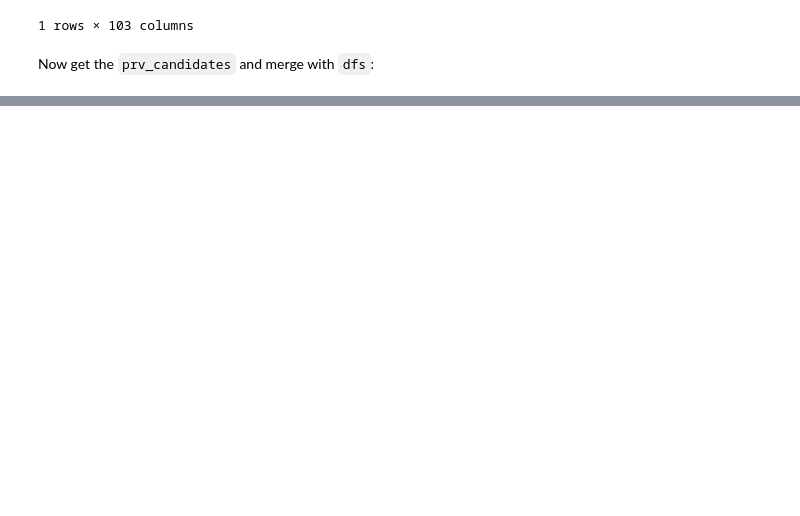
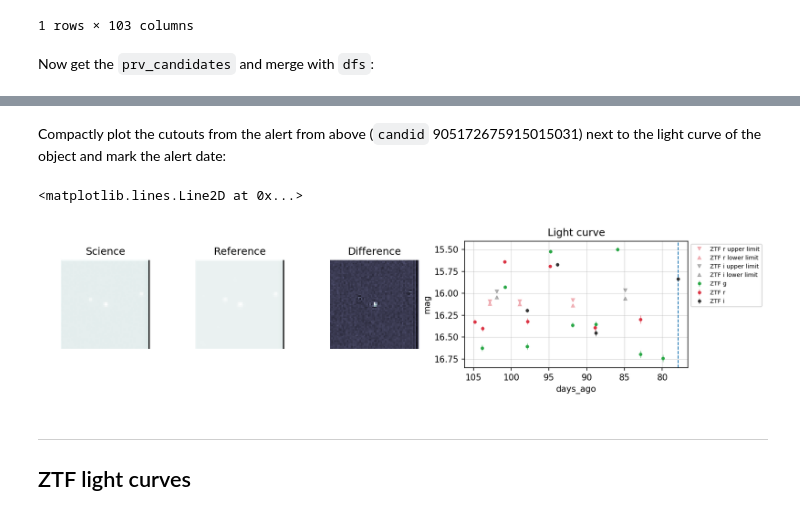
Before and after one commit to dmitryduev/kowalski-archived, a Jupyter notebook: nb/ztf.ipynb, the cells around one changed output, grey strips where cells are left out. Saved outputs shown, nothing was run; the diff lists cells and outputs as text; code cells hidden in the pictures; blank space fills up the shorter version.

```diff
--- a/nb/ztf.ipynb
+++ b/nb/ztf.ipynb
@@ -392,7 +399,7 @@ def plot_lc(lcs, dpi=200):
 # %% [markdown]
 Plot the cutouts and the light curves in a compact way:
 # %%
-def plot_triplet_lc(triplet, lcs):
+def plot_triplet_lc(tr, lcs, t_format='datetime'):
     fig = plt.figure(figsize=(12, 3), dpi=150)
 
     gs = fig.add_gridspec(1, 5)
@@ -425,35 +432,39 @@ def plot_triplet_lc(triplet, lcs):
         if 'mag' in df_lc:
             w = df_lc['mag'] > 1e-6
             if np.sum(w) > 0:
-                t = df_lc.loc[w, 'mjd']
+                t = df_lc.loc[w, t_format]
                 mag = df_lc.loc[w, 'mag']
                 mag_error = df_lc.loc[w, 'magerr']
-                ax.errorbar(t, mag, yerr=mag_error, elinewidth=0.3, marker='.', c=colors[fid], lw=0, label=filter_names[fid])
+                ax.errorbar(t, mag, yerr=mag_error, elinewidth=0.4, marker='.', c=colors[fid], lw=0, label=filter_names[fid])
 
         # upper limits:
         if 'mag_ulim' in df_lc:
             w = df_lc['mag_ulim'] > 1e-6
             if np.sum(w) > 0:
-                t = df_lc.loc[w, 'mjd']
+                t = df_lc.loc[w, t_format]
                 mag_ulim = df_lc.loc[w, 'mag_ulim']
-                ax.plot(t, mag_ulim, marker='v', markersize=5, c=colors[fid], alpha=0.3, lw=0, label=f'{filter_names[fid]} upper limit')
+                ax.plot(t, mag_ulim, marker='v', markersize=4, c=colors[fid], alpha=0.3, lw=0, label=f'{filter_names[fid]} upper limit')
 
         # lower limits:
         if 'mag_llim' in df_lc:
             w = df_lc['mag_llim'] > 1e-6
             if np.sum(w) > 0:
-                t = df_lc.loc[w, 'mjd']
+                t = df_lc.loc[w, t_format]
                 mag_llim = df_lc.loc[w, 'mag_llim']
-                ax.plot(t, mag_llim, marker='^', markersize=5, c=colors[fid], alpha=0.3, lw=0, label=f'{filter_names[fid]} lower limit')
+                ax.plot(t, mag_llim, marker='^', markersize=4, c=colors[fid], alpha=0.3, lw=0, label=f'{filter_names[fid]} lower limit')
 
     ax.invert_yaxis()
+    if t_format == 'days_ago':
+        ax.invert_xaxis()
     ax.grid(True, lw=0.3)
-    ax.set_xlabel('MJD')
+    ax.set_xlabel(t_format)
     ax.set_ylabel('mag')
-    ax.legend(loc='best', fontsize='x-small')
+    ax.legend(bbox_to_anchor=(1, 1), loc='upper left', ncol=1, fontsize='x-small')
 
     plt.tight_layout()
-    plt.show()
+#     plt.show()
+
+    return ax
 # %% [markdown]
 ### Connect to Kowalski and run a few queries
 # %%
@@ -485,8 +496,8 @@ display(JSON(alert, expanded=False))
 # %% [output]
 [interactive output not drawn]
 # %%
-tr = make_triplet(alert)
-plot_triplet(tr)
+triplet = make_triplet(alert)
+plot_triplet(triplet)
 # %% [output]
 [figure]
 # %% [markdown]
@@ -552,0 +588,14 @@ plot_lc(lc)
+# %% [markdown]
+Compactly plot the cutouts from the alert from above (`candid` 905172675915015031) next to the light curve of the object and mark the alert date:
+# %%
+t_format = 'days_ago'
+w = df_lc.candid == alert['candid']
+ax = plot_triplet_lc(triplet, lc, t_format=t_format)
+ax.axvline(x=df_lc.loc[w, t_format][0], ymin=0, ymax=1, ls='--', lw=1)
+# %% [output]
+<matplotlib.lines.Line2D at 0x...>
+[figure, added]
+# %% [markdown]
+---
+
+## ZTF light curves
```
Also changed, not shown: parts of 5 cells of this notebook, 1 other file.
